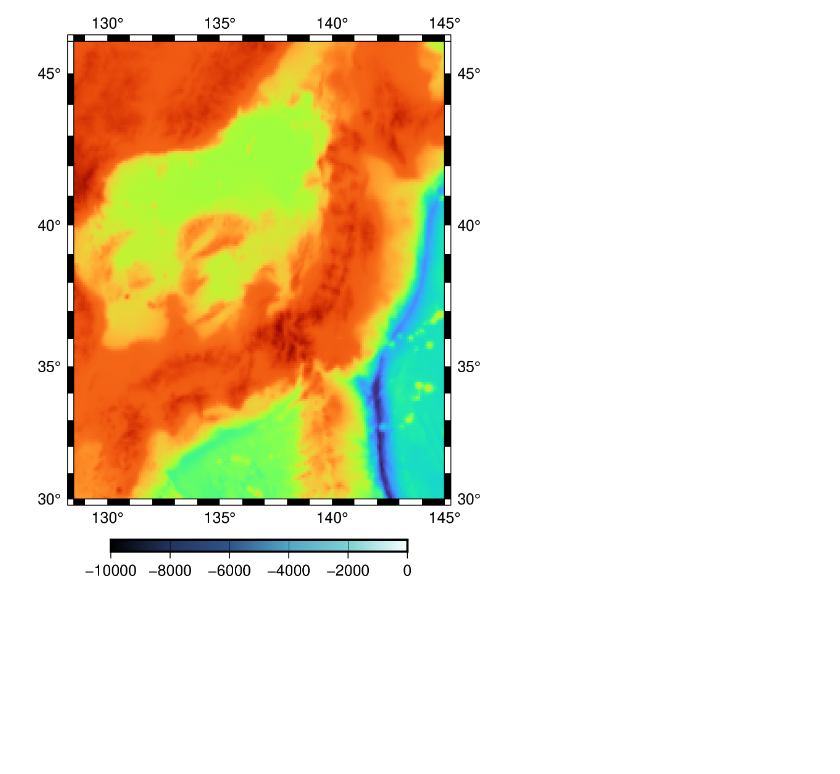
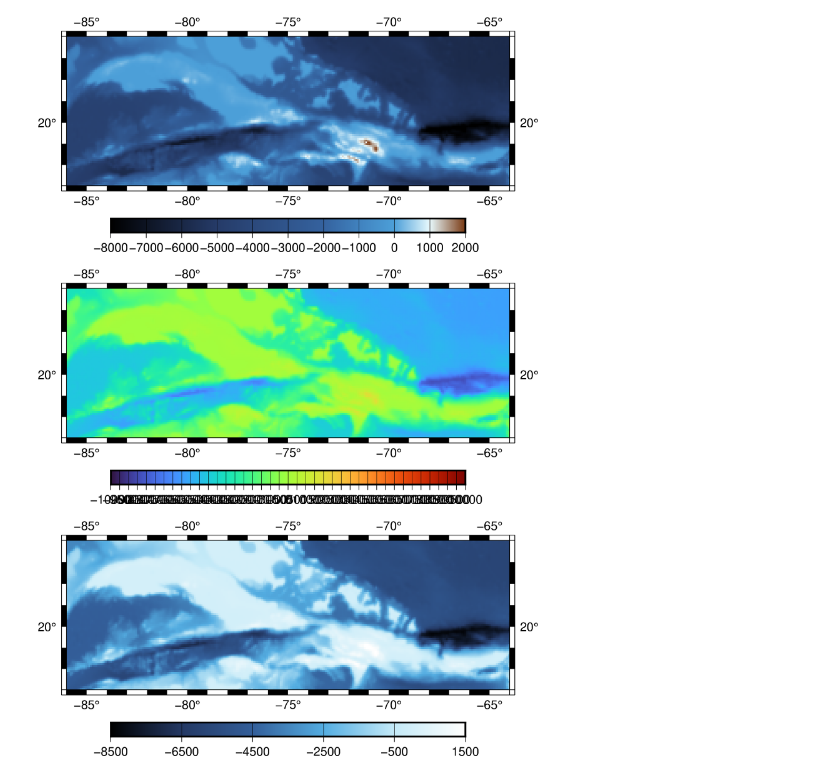
Before and after one commit to willschlitzer/learn-pygmt, a Jupyter notebook: color_map_custom_cpt.ipynb, the cells around one changed output. Saved outputs shown, nothing was run; the diff lists cells and outputs as text; code cells hidden in the pictures; blank space fills up the shorter version.

```diff
--- a/color_map_custom_cpt.ipynb
+++ b/color_map_custom_cpt.ipynb
@@ -1,6 +1,6 @@
 # %%
 import pygmt
-grid = pygmt.datasets.load_earth_relief(resolution="05m", region=[128.5, 145, 30, 46])
+grid = pygmt.datasets.load_earth_relief(resolution="05m", region=[-86, -64 , 17, 24])
 # %%
 pygmt.grdinfo(grid=grid)
 # %% [output]
@@ -8,11 +66,24 @@ pygmt.grdinfo(grid=grid)
+# %%
+fig = pygmt.Figure()
+pygmt.makecpt(cmap="geo", series="-8000/2500/1000", truncate="-8000/2500", continuous=True)
+fig.grdimage(grid=grid, projection="M6i", frame=True)
+fig.colorbar()
+fig.show()
+# %% [output]
+[figure, added]
+# %%
+fig = pygmt.Figure()
+pygmt.makecpt(series="-10000/10000/500", continuous=True)
+fig.grdimage(grid=grid, projection="M6i", frame=True)
+fig.colorbar()
+fig.show()
+# %% [output]
+[figure, added]
 # %%
-#pygmt.makecpt(cmap="bathy", series="-10000/0/2000", continuous=True, output="galcpt.cpt")
 fig = pygmt.Figure()
-fig.grdimage(#cmap="galcpt.cpt",
-                grid=grid,
-                projection="M4i",
-                frame=True)
-fig.colorbar(cmap="galcpt.cpt")
+pygmt.makecpt(cmap="geo", series="-8500/2500/2000", continuous=True)
+fig.grdimage(grid=grid, projection="M6i", frame=True)
+fig.colorbar()
 fig.show()
 # %% [output]
-[figure, old version]
+[figure, new version]
```
Also changed, not shown: parts of 9 cells of this notebook, 6 other files.
